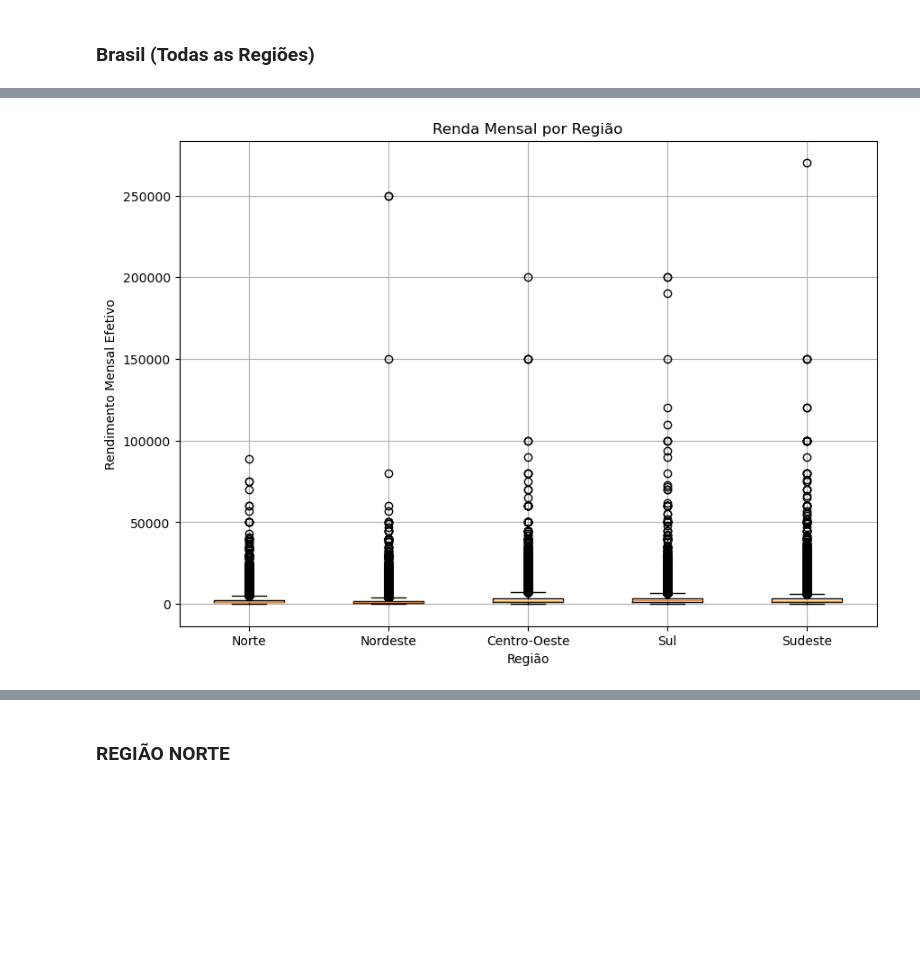
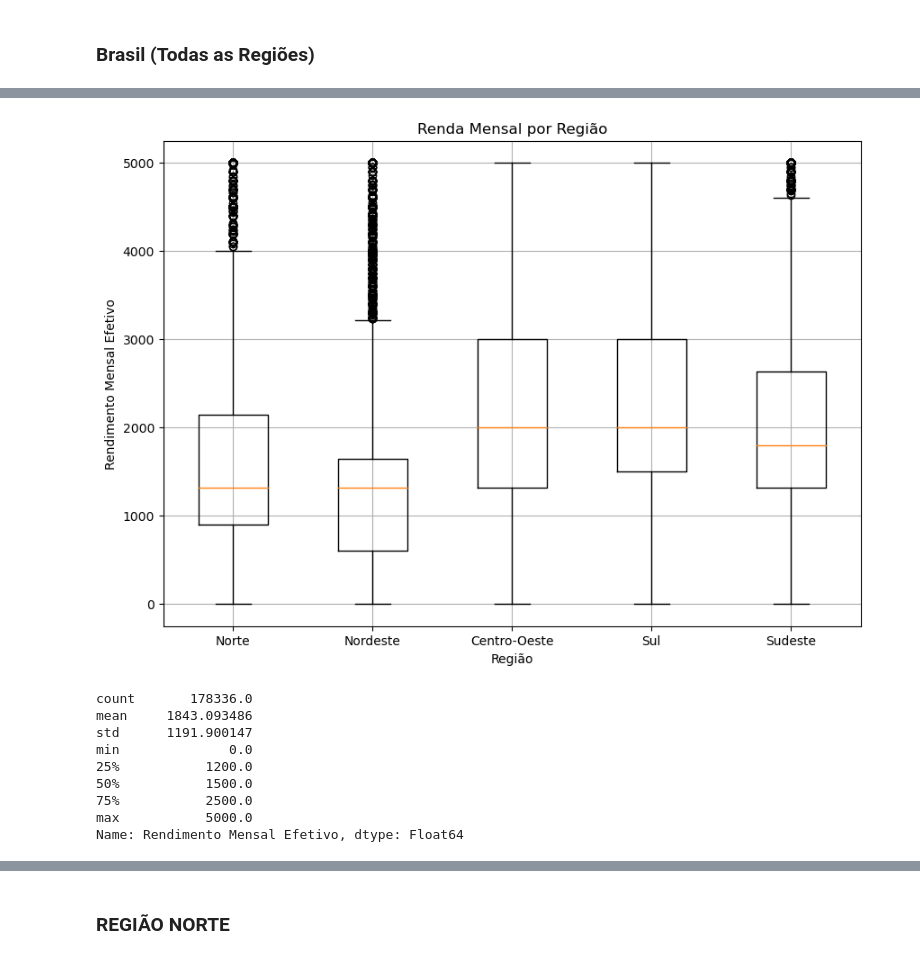
Before and after one commit to Dnimf/cdadosp3, a Jupyter notebook: Projeto_3 (2).ipynb, the cells around one changed output, grey strips where cells are left out. Cells and saved outputs as stored; diff of their text form; code cells hidden in the pictures; blank space fills up the shorter version.

```diff
--- a/Projeto_3 (2).ipynb
+++ b/Projeto_3 (2).ipynb
@@ -186,6 +186,7 @@ dados_colunas['Rendimento Mensal Efetivo'] = dados_colunas['Rendimento Mensal Ef
 # Filtrando apenas pessoas com 18 ou mais anos de Idade e Removendo NaN
 dados_colunas = dados_colunas[dados_colunas['Idade'] >= 18]
 dados_colunas = dados_colunas.dropna(subset=['Rendimento Mensal Efetivo'])
+dados_colunas = dados_colunas[dados_colunas['Rendimento Mensal Efetivo'] <= 5000]
 # %%
 dados_colunas
 # %% [output]
@@ -281,6 +282,8 @@ plt.ylabel('Rendimento Mensal Efetivo')
 plt.xlabel('Região')
 plt.title('Renda Mensal por Região')
 plt.show()
+
+dados_colunas['Rendimento Mensal Efetivo'].describe()
 # %% [output]
 | Nível de Instruçao | Sem instrução e menos de 1 ano de... | Fundamental incompleto ou equival... | Fundamental completo ou equivalente | Médio incompleto ou equivalente | ... |
 | Regiao |  |  |  |  | ... |
@@ -292,4 +295,13 @@ plt.show()
-[figure, old version]
+[figure, new version]
+count       178336.0
+mean     1843.093486
+std      1191.900147
+min              0.0
+25%           1200.0
+50%           1500.0
+75%           2500.0
+max           5000.0
+Name: Rendimento Mensal Efetivo, dtype: Float64
 # %%
 plt.figure(figsize=(10, 7))
 plt.boxplot([
```
Also changed, not shown: parts of 25 cells of this notebook.
